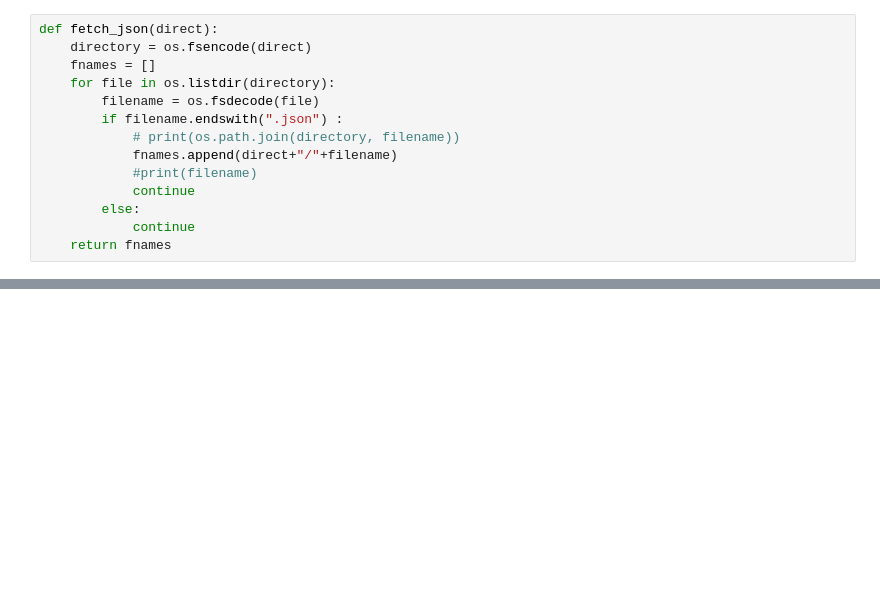
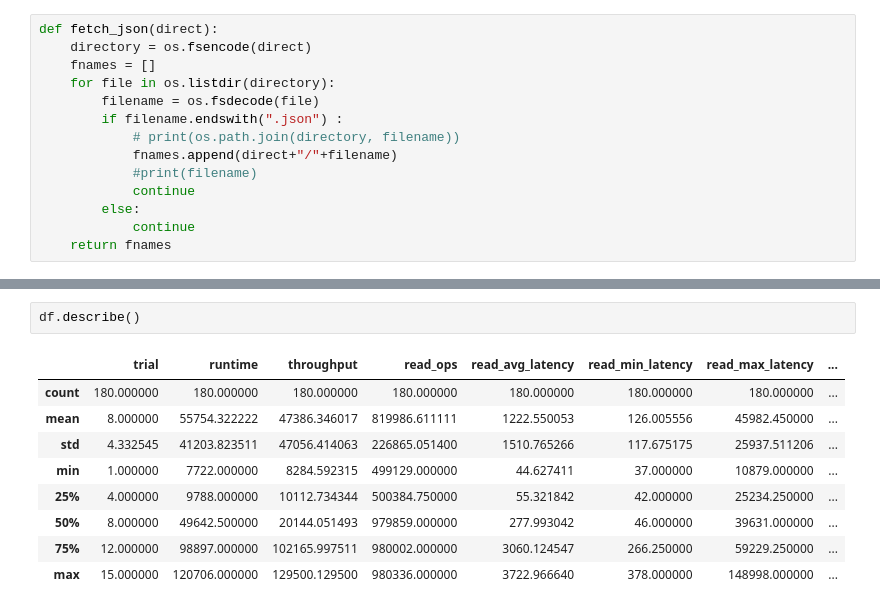
Before and after one commit to mrlucasch/experimenting_tools, a Jupyter notebook: scripts/data_browser.ipynb, the cells around one changed output, grey strips where cells are left out. Saved outputs shown, nothing was run; the diff lists cells and outputs as text; blank space fills up the shorter version.

```diff
--- a/scripts/data_browser.ipynb
+++ b/scripts/data_browser.ipynb
@@ -71,0 +73,12 @@ Data Location: /Users/lucasch/Documents/path_less_traveled/kernel_93/rsync/rsync
+# %%
+df.describe()
+# %% [output]
+|  | trial | runtime | throughput | read_ops | read_avg_latency | read_min_latency | read_max_latency | ... |
+| count | 180.000000 | 180.000000 | 180.000000 | 180.000000 | 180.000000 | 180.000000 | 180.000000 | ... |
+| mean | 8.000000 | 55754.322222 | 47386.346017 | 819986.611111 | 1222.550053 | 126.005556 | 45982.450000 | ... |
+| std | 4.332545 | 41203.823511 | 47056.414063 | 226865.051400 | 1510.765266 | 117.675175 | 25937.511206 | ... |
+| min | 1.000000 | 7722.000000 | 8284.592315 | 499129.000000 | 44.627411 | 37.000000 | 10879.000000 | ... |
+| 25% | 4.000000 | 9788.000000 | 10112.734344 | 500384.750000 | 55.321842 | 42.000000 | 25234.250000 | ... |
+| 50% | 8.000000 | 49642.500000 | 20144.051493 | 979859.000000 | 277.993042 | 46.000000 | 39631.000000 | ... |
+| 75% | 12.000000 | 98897.000000 | 102165.997511 | 980002.000000 | 3060.124547 | 266.250000 | 59229.250000 | ... |
+| max | 15.000000 | 120706.000000 | 129500.129500 | 980336.000000 | 3722.966640 | 378.000000 | 148998.000000 | ... |
```
Also changed, not shown: parts of 7 cells of this notebook.
